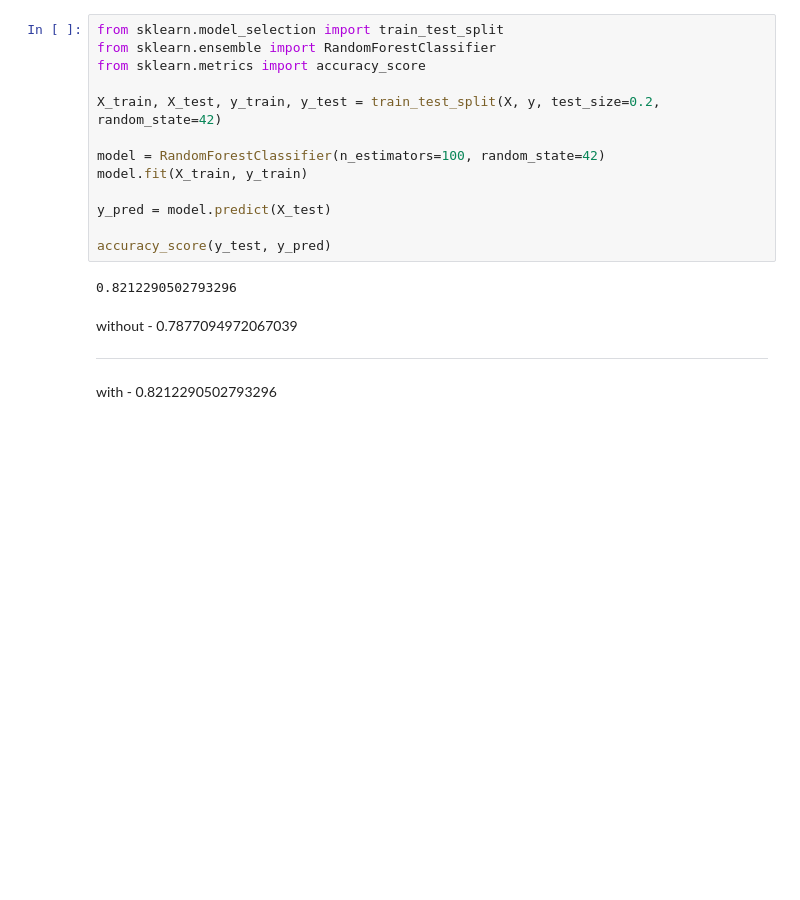
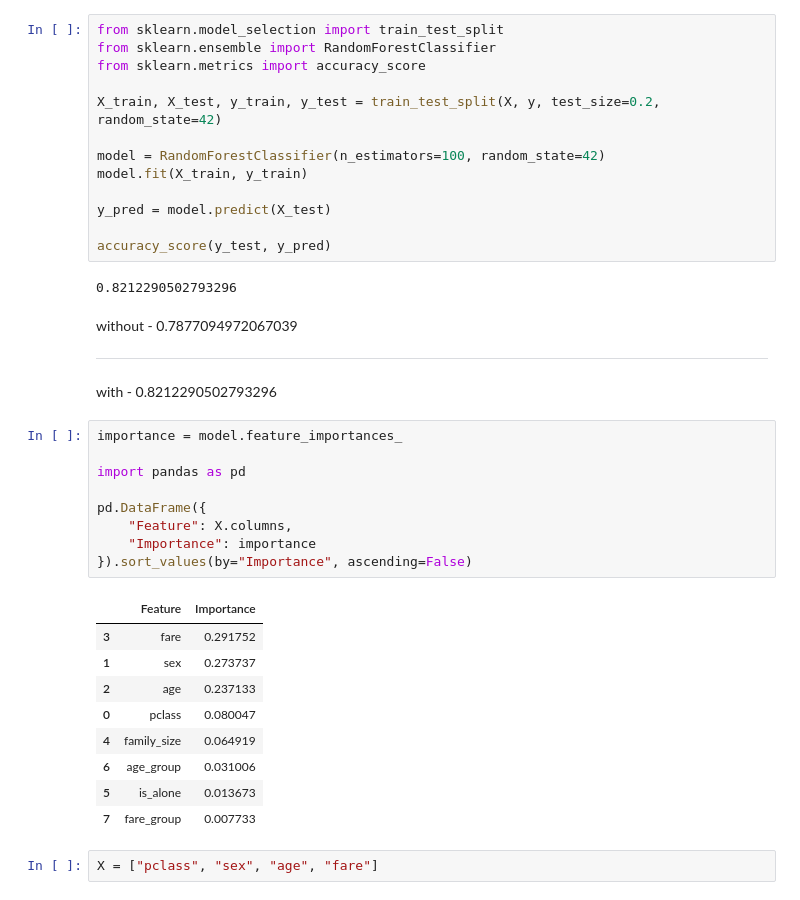
Before and after one commit to Pritishcoder07/AIML-ALGROITHM, a Jupyter notebook: DAY 5 .ipynb, the cells around one changed output. Saved outputs shown, nothing was run; the diff lists cells and outputs as text; blank space fills up the shorter version.

```diff
--- a/DAY 5 .ipynb
+++ b/DAY 5 .ipynb
@@ -1272,3 +1272,24 @@ without - 0.7877094972067039
 ---
 
 with - 0.8212290502793296
+# %%
+importance = model.feature_importances_
+
+import pandas as pd
+
+pd.DataFrame({
+    "Feature": X.columns,
+    "Importance": importance
+}).sort_values(by="Importance", ascending=False)
+# %% [output]
+|  | Feature | Importance |
+| 3 | fare | 0.291752 |
+| 1 | sex | 0.273737 |
+| 2 | age | 0.237133 |
+| 0 | pclass | 0.080047 |
+| 4 | family_size | 0.064919 |
+| 6 | age_group | 0.031006 |
+| 5 | is_alone | 0.013673 |
+| 7 | fare_group | 0.007733 |
+# %%
+X = ["pclass", "sex", "age", "fare"]
```
Also changed, not shown: parts of 11 cells of this notebook.
